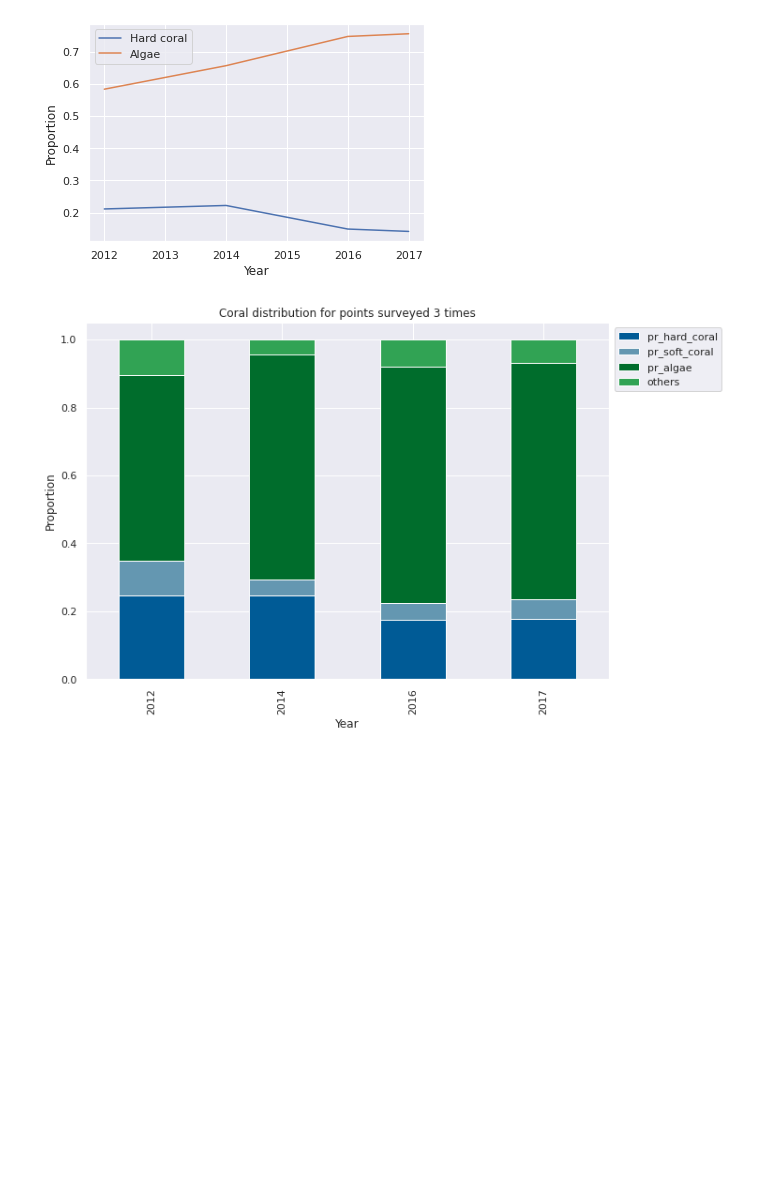
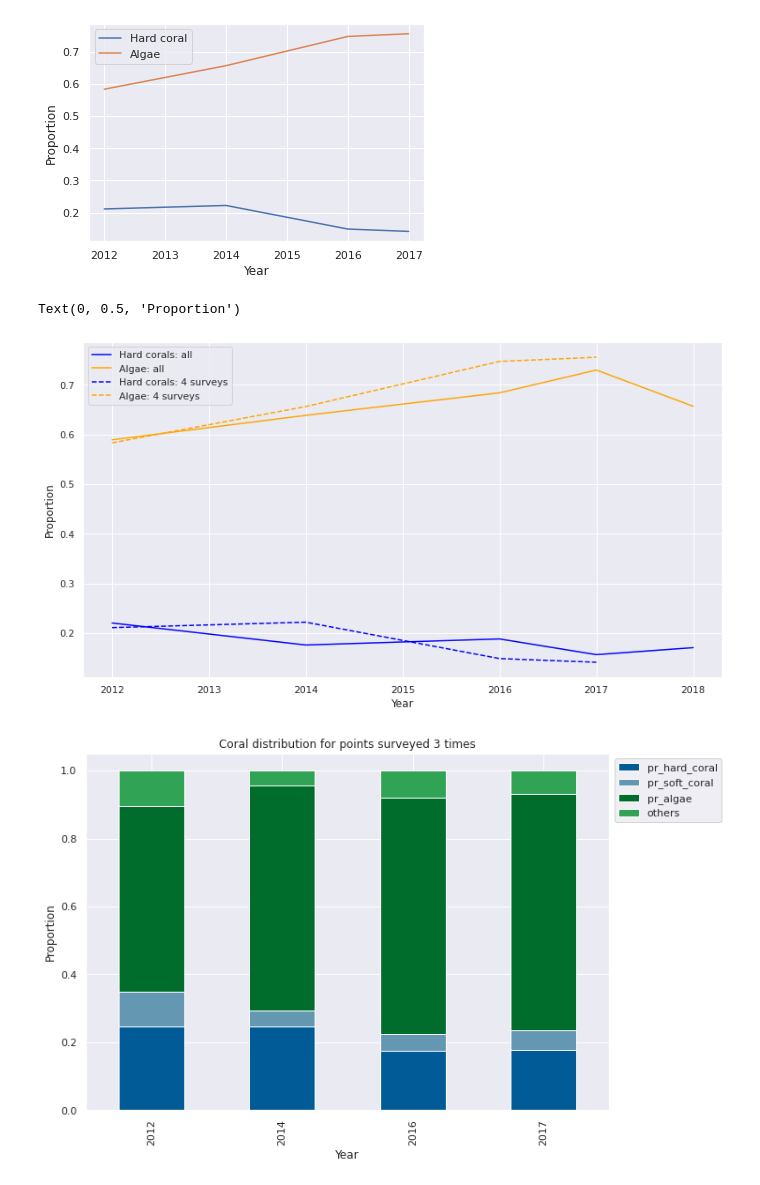
Before and after one commit to LaviSchlyter/Coral-Reef-preservation, a Jupyter notebook: Code/Notebook_2_Neighbour_corals.ipynb, the cells around one changed output. Cells and saved outputs as stored; diff of their text form; code cells hidden in the pictures; blank space fills up the shorter version.

```diff
--- a/Code/Notebook_2_Neighbour_corals.ipynb
+++ b/Code/Notebook_2_Neighbour_corals.ipynb
@@ -252,6 +261,18 @@ pf.hard_algae_plot(df_4)
 # %% [output]
 [figure]
 [figure]
+# %%
+fig, ax = plt.subplots(figsize = (13,7))
+
+ax.set_prop_cycle(color=['blue', 'orange', 'blue', 'orange'])
+plt.plot(Survey_mean["year"], Survey_mean[["pr_hard_coral", "pr_algae"]], df_4.index, df_4[["pr_hard_coral", "pr_algae"]], '--')
+#plt.plot(df_4.index, df_4[["pr_hard_coral", "pr_algae"]])
+plt.legend(["Hard corals: all", "Algae: all", "Hard corals: 4 surveys", "Algae: 4 surveys"])
+plt.xlabel("Year")
+plt.ylabel("Proportion")
+# %% [output]
+Text(0, 0.5, 'Proportion')
+[figure, added]
 # %%
 # This is the means for the regions that are the same
 df_3_region = pf.mean_region(Survey, df_joined, 3)
```
Also changed, not shown: parts of 11 cells of this notebook.
